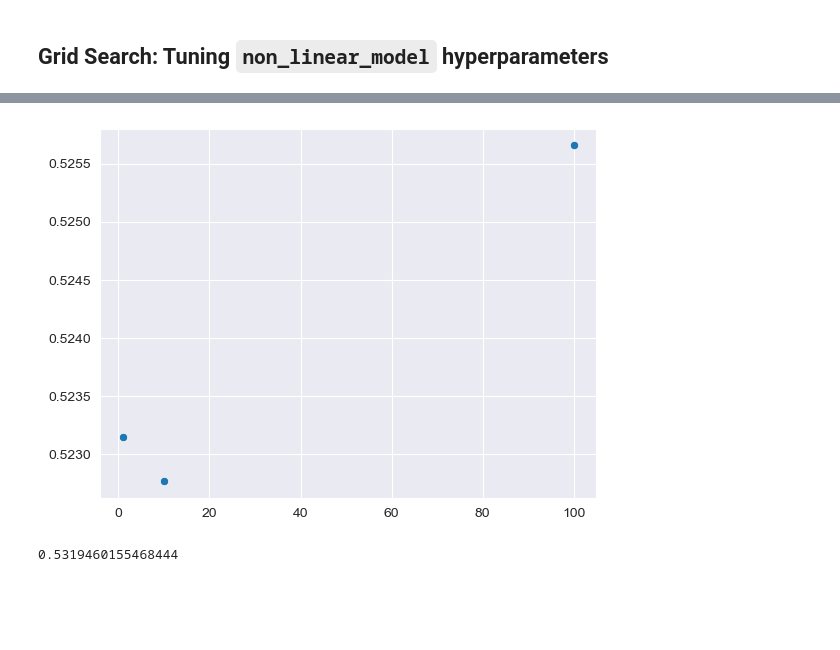
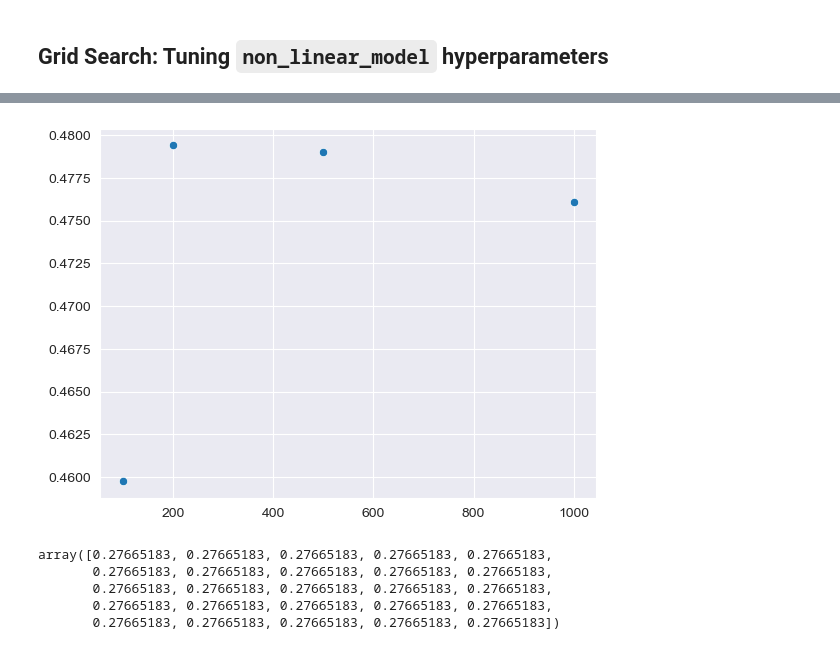
Before and after one commit to shakani/routegrader, a Jupyter notebook: nonlinear_model/nonlinearmodel.ipynb, the cells around one changed output, grey strips where cells are left out. Drawn from its saved outputs; the diff is of its cells as text; code cells hidden in the pictures; blank space fills up the shorter version.

Commit message:
Testing pure XGB model

```diff
--- a/nonlinear_model/nonlinearmodel.ipynb
+++ b/nonlinear_model/nonlinearmodel.ipynb
@@ -160,15 +213,20 @@ non_linear_model = Pipeline([
 # %%
+%%time
 from sklearn.model_selection import GridSearchCV
 from sklearn.model_selection import train_test_split
 
 df_40 = df.query("angle == 40")
 df_40 = df_40.sample(frac=1)
 
+# param_grid = {'model__alpha' : [4],
+#               'model__n_estimators' : [10],
+#               'model__min_samples_leaf': [1, 10, 100]}
+
 param_grid = {'model__alpha' : [4],
-              'model__n_estimators' : [10],
-              'model__min_samples_leaf': [1, 10, 100]}
+              'model__n_estimators' : [100, 1000, 10_000],
+              'model__learning_rate': [1E-3, 1E-2, 1E-1]}
 
-search = GridSearchCV(non_linear_model, param_grid, cv=3)
+search = GridSearchCV(boosted_non_linear_model, param_grid, cv=10)
 search.fit(df_40, label_pipeline.fit_transform(df_40))
 print("Best parameter (CV score=%0.3f):" % search.best_score_)
 print(search.best_params_)
@@ -198,15 +240,34 @@ search.cv_results_
+# %%
+df = df.sample(frac=1)
+X, y = df, label_pipeline.fit_transform(df)
+X_train, X_test, y_train, y_test = train_test_split(X, y)
+
+linear_params = {'model__alpha' : [4]} # 10 fold cv score = .504
+
+randomforest_params = {'model__alpha' : [4], # 10 fold cv score = .522; marginal increase
+              'model__n_estimators' : [100],
+              'model__min_samples_leaf': [2]}
+
+xgb_params = {'model__n_estimators' : np.arange(100, 500, 100),
+              'model__learning_rate': [.1]}
+
+search = GridSearchCV(xgb_model, xgb_params, cv=3)
+search.fit(X, y)
+print("Best parameter (CV score=%0.3f):" % search.best_score_)
+print(search.best_params_)
 # %%
 def plot_cv_results(gridsearch):
-    params = [x['model__min_samples_leaf'] for x in gridsearch.cv_results_['params']]
+    params = [x['model__n_estimators'] for x in gridsearch.cv_results_['params']]
     sns.scatterplot(x=params, y=gridsearch.cv_results_['mean_test_score'])
 
 plot_cv_results(search)
 # %% [output]
-[figure, old version]
+[figure, new version]
-# %%
-X, y = df, label_pipeline.fit_transform(df)
-X_train, X_test, y_train, y_test = train_test_split(X, y)
-non_linear_model.fit(X_train, y_train)
-non_linear_model.score(X_test, y_test)
-# %% [output]
-0.5319460155468444
+# %%
+search.cv_results_['mean_test_score']
+# %% [output]
+array([0.27665183, 0.27665183, 0.27665183, 0.27665183, 0.27665183,
+       0.27665183, 0.27665183, 0.27665183, 0.27665183, 0.27665183,
+       0.27665183, 0.27665183, 0.27665183, 0.27665183, 0.27665183,
+       0.27665183, 0.27665183, 0.27665183, 0.27665183, 0.27665183,
+       0.27665183, 0.27665183, 0.27665183, 0.27665183, 0.27665183])
```
Also changed, not shown: parts of 5 cells of this notebook.
